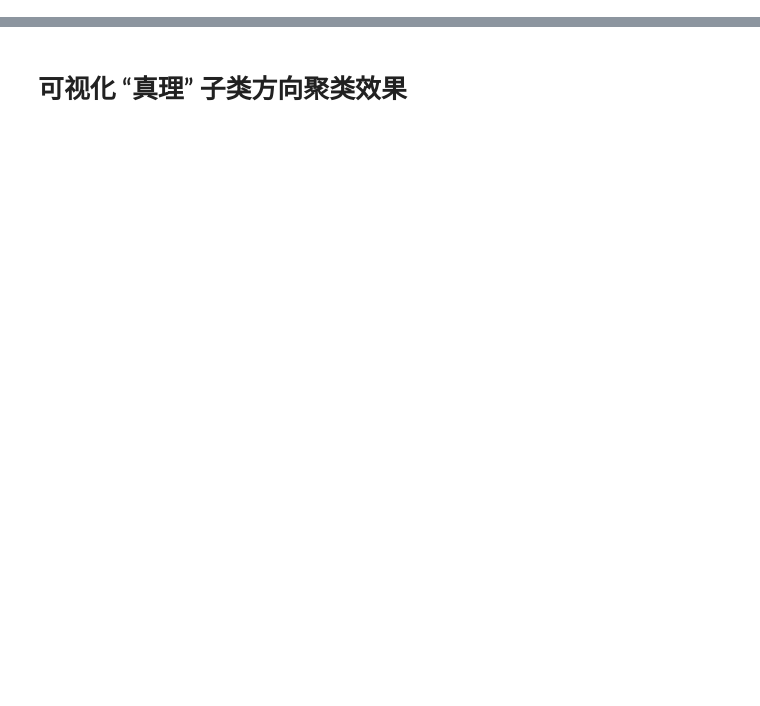
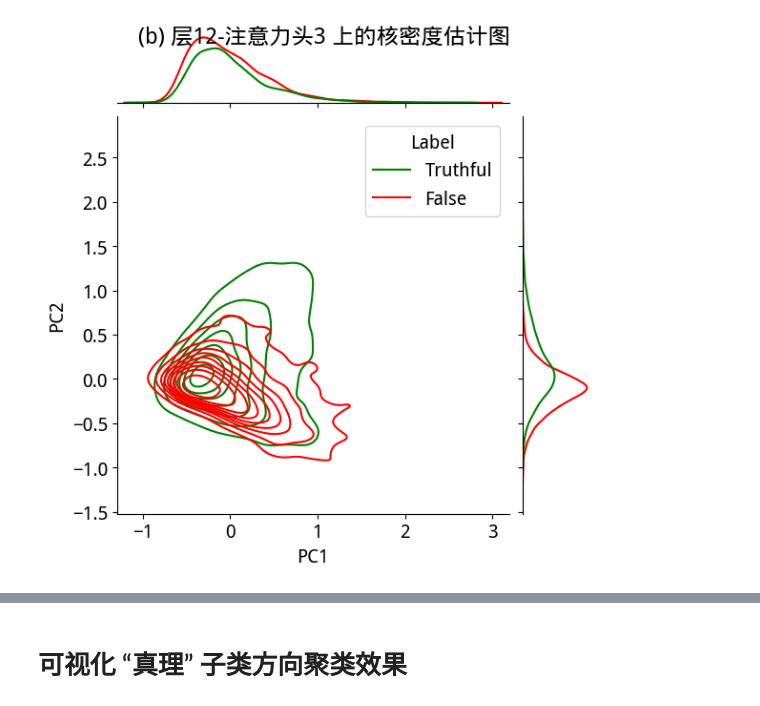
Before and after one commit to XianfengJiao/honest_llm, a Jupyter notebook: visualization/vis_activations_cls.ipynb, the cells around one changed output, grey strips where cells are left out. Saved outputs shown, nothing was run; the diff lists cells and outputs as text; code cells hidden in the pictures; blank space fills up the shorter version.

```diff
--- a/visualization/vis_activations_cls.ipynb
+++ b/visualization/vis_activations_cls.ipynb
@@ -161,0 +215,4 @@ def plot_direction_dist(directions, categories):
+# %%
+plot_kde(activation_head_wise, activation_labels, 12, 3)
+# %% [output]
+[figure, added]
```
Also changed, not shown: parts of 13 cells of this notebook, 6 other files.
